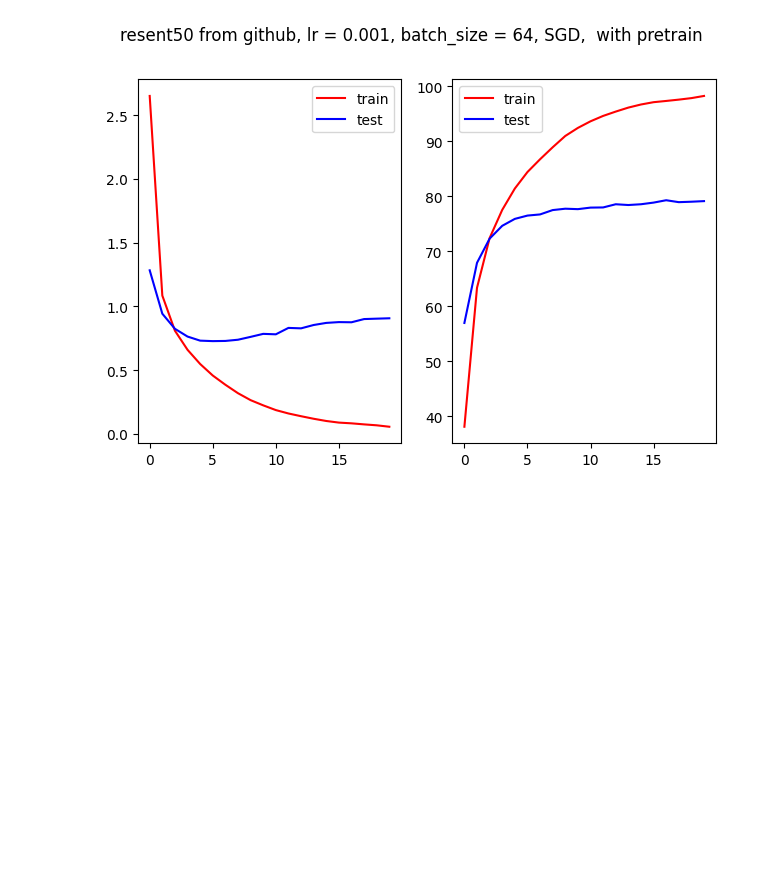
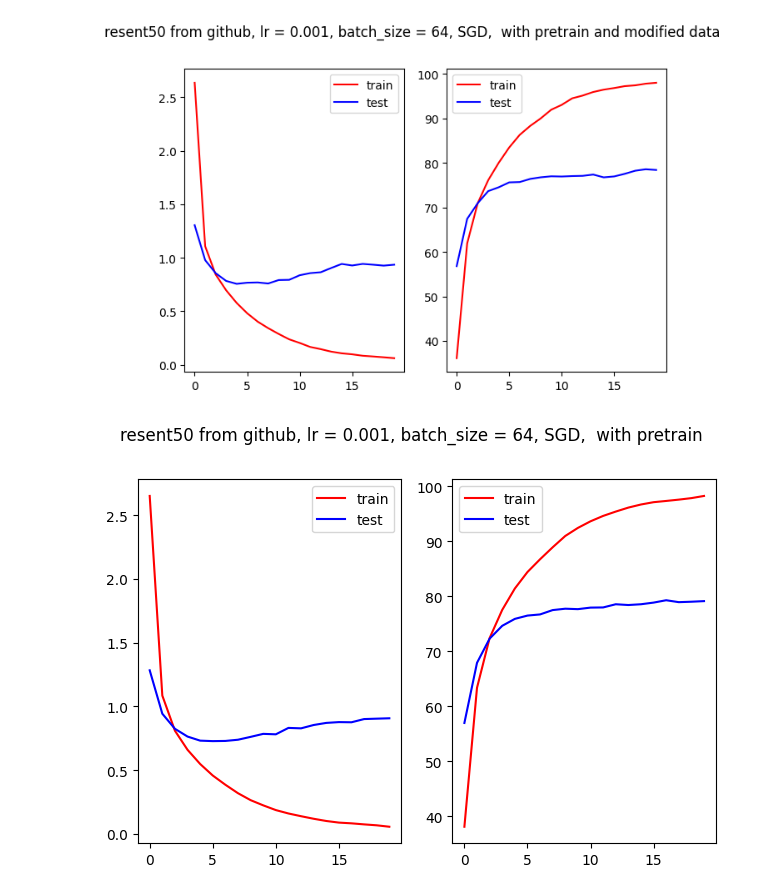
Before and after one commit to Luoxiaogan/PullSum_MNIST, a Jupyter notebook: code/神经网络实验/CIFAR10_单机测试2.ipynb, the cells around one changed output. Drawn from its saved outputs; the diff is of its cells as text; code cells hidden in the pictures; blank space fills up the shorter version.

```diff
--- a/code/神经网络实验/CIFAR10_单机测试2.ipynb
+++ b/code/神经网络实验/CIFAR10_单机测试2.ipynb
@@ -159,3 +174,19 @@ Test Loss: 0.9071, Accuracy: 79.09%
+# %%
+plt.subplot(1,2,1)
+plt.plot(L1,color='r',label='train')
+plt.plot(L2,color='b',label='test')
+plt.legend()
+
+plt.subplot(1,2,2)
+plt.plot(A1,color='r',label='train')
+plt.plot(A2,color='b',label='test')
+plt.legend()
+
+plt.tight_layout(rect=[0, 0.03, 1, 0.90])
+plt.suptitle(f'resent50 from github, lr = {lr}, batch_size = {batch_size}, SGD,  with pretrain and modified data')
+plt.show()
+# %% [output]
+[figure, added]
 # %%
 plt.subplot(1,2,1)
 plt.plot(L1,color='r',label='train')
```
Also changed, not shown: parts of 3 cells of this notebook, 1 other file.
